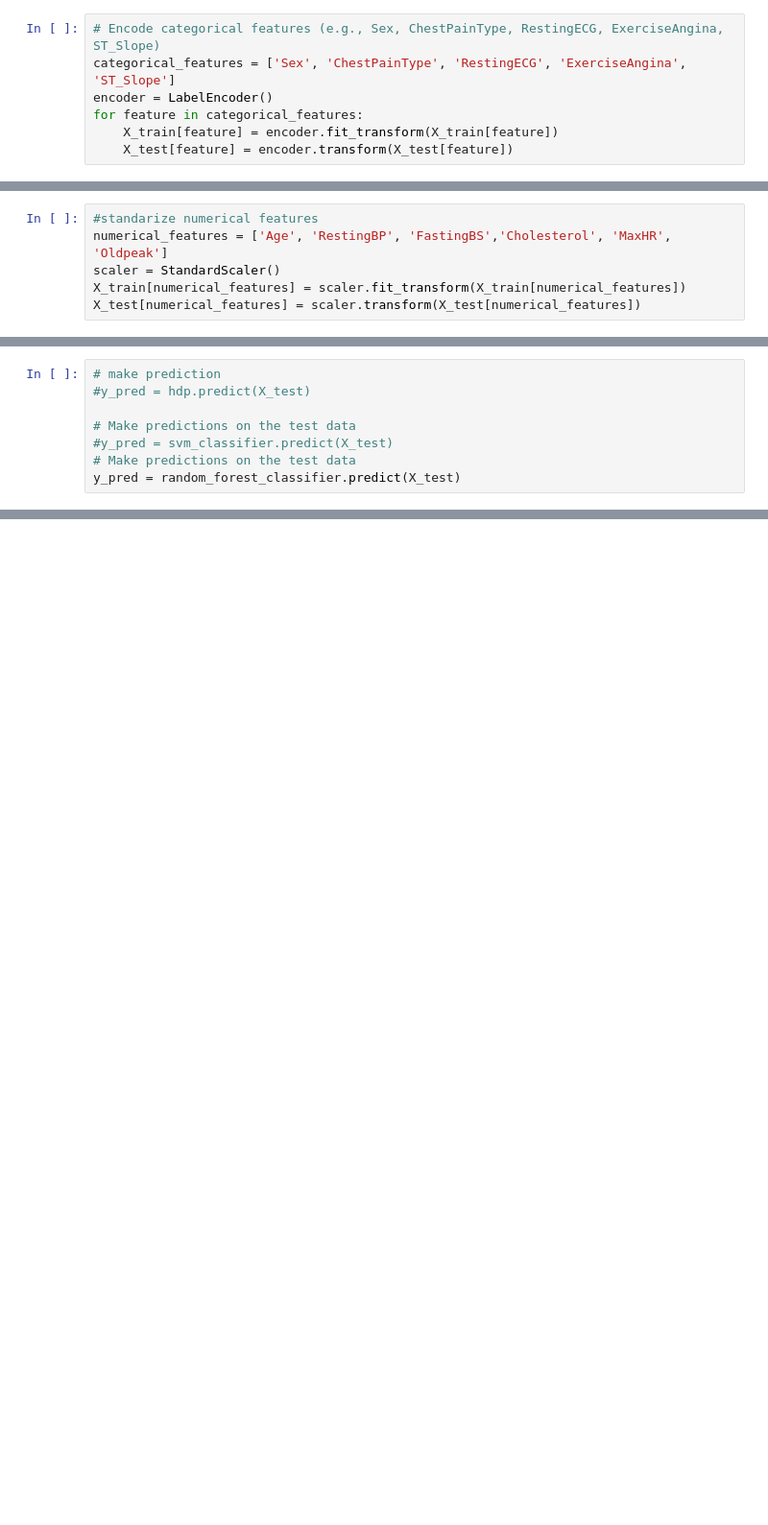
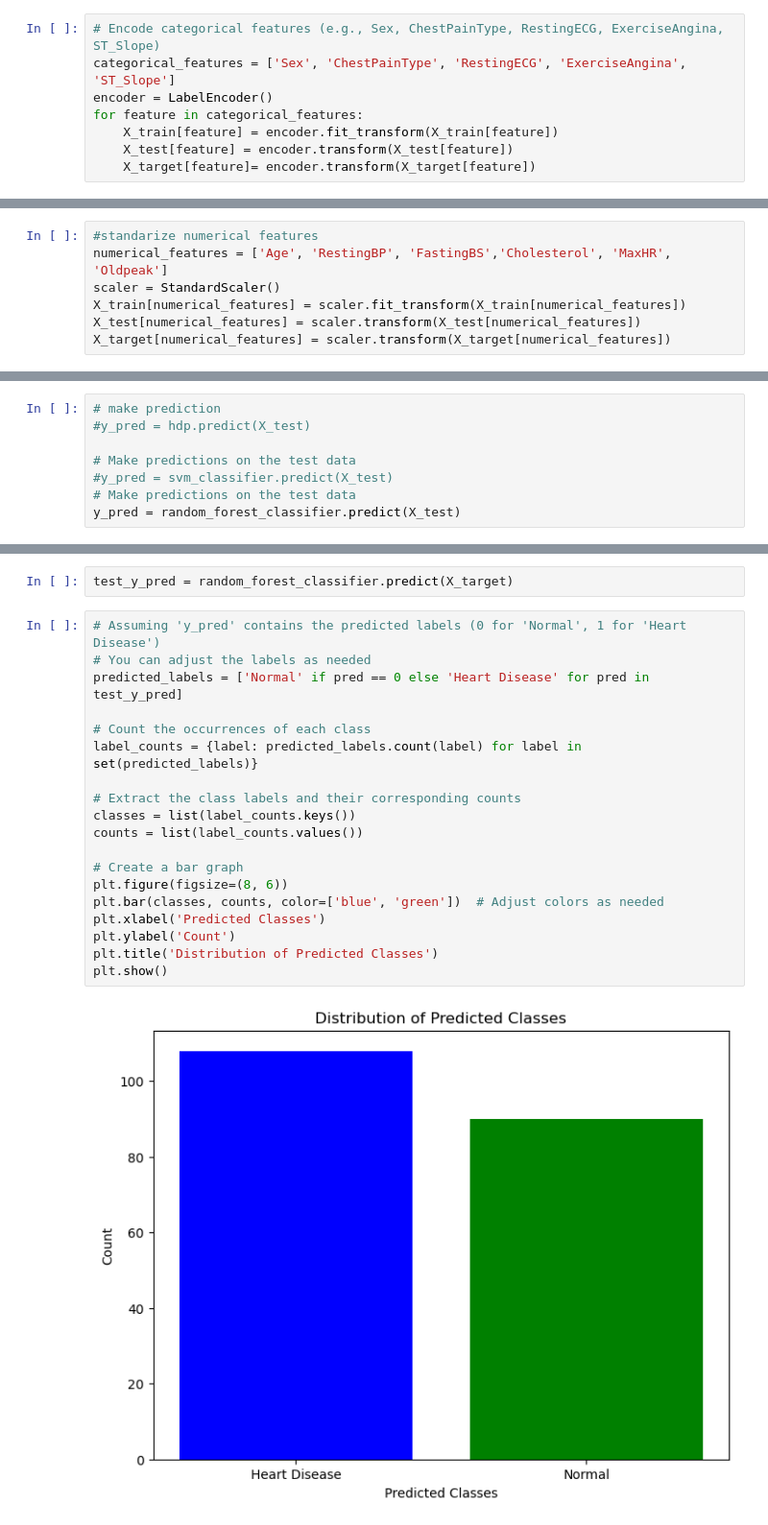
Before and after one commit to SiyuWu528/IST557_TA, a Jupyter notebook: heartDisease _Pred/heartDisease_Wu.ipynb, the cells around one changed output, grey strips where cells are left out. Shown: that part at 96% size. Saved outputs shown, nothing was run; the diff lists cells and outputs as text; blank space fills up the shorter version.

```diff
--- a/heartDisease _Pred/heartDisease_Wu.ipynb
+++ b/heartDisease _Pred/heartDisease_Wu.ipynb
@@ -48,6 +48,7 @@ encoder = LabelEncoder()
 for feature in categorical_features:
     X_train[feature] = encoder.fit_transform(X_train[feature])
     X_test[feature] = encoder.transform(X_test[feature])
+    X_target[feature]= encoder.transform(X_target[feature])
 # %%
 #feature selection
 sel = VarianceThreshold(.8 * (1 - .8))
@@ -66,4 +67,5 @@ numerical_features = ['Age', 'RestingBP', 'FastingBS','Cholesterol', 'MaxHR', 'O
 scaler = StandardScaler()
 X_train[numerical_features] = scaler.fit_transform(X_train[numerical_features])
 X_test[numerical_features] = scaler.transform(X_test[numerical_features])
+X_target[numerical_features] = scaler.transform(X_target[numerical_features])
 # %%
@@ -98,0 +101,23 @@ F1 = 0.8620689655172413
+# %%
+test_y_pred = random_forest_classifier.predict(X_target)
+# %%
+# Assuming 'y_pred' contains the predicted labels (0 for 'Normal', 1 for 'Heart Disease')
+# You can adjust the labels as needed
+predicted_labels = ['Normal' if pred == 0 else 'Heart Disease' for pred in test_y_pred]
+
+# Count the occurrences of each class
+label_counts = {label: predicted_labels.count(label) for label in set(predicted_labels)}
+
+# Extract the class labels and their corresponding counts
+classes = list(label_counts.keys())
+counts = list(label_counts.values())
+
+# Create a bar graph
+plt.figure(figsize=(8, 6))
+plt.bar(classes, counts, color=['blue', 'green'])  # Adjust colors as needed
+plt.xlabel('Predicted Classes')
+plt.ylabel('Count')
+plt.title('Distribution of Predicted Classes')
+plt.show()
+# %% [output]
+[figure, added]
```
Also changed, not shown: parts of 5 cells of this notebook.
